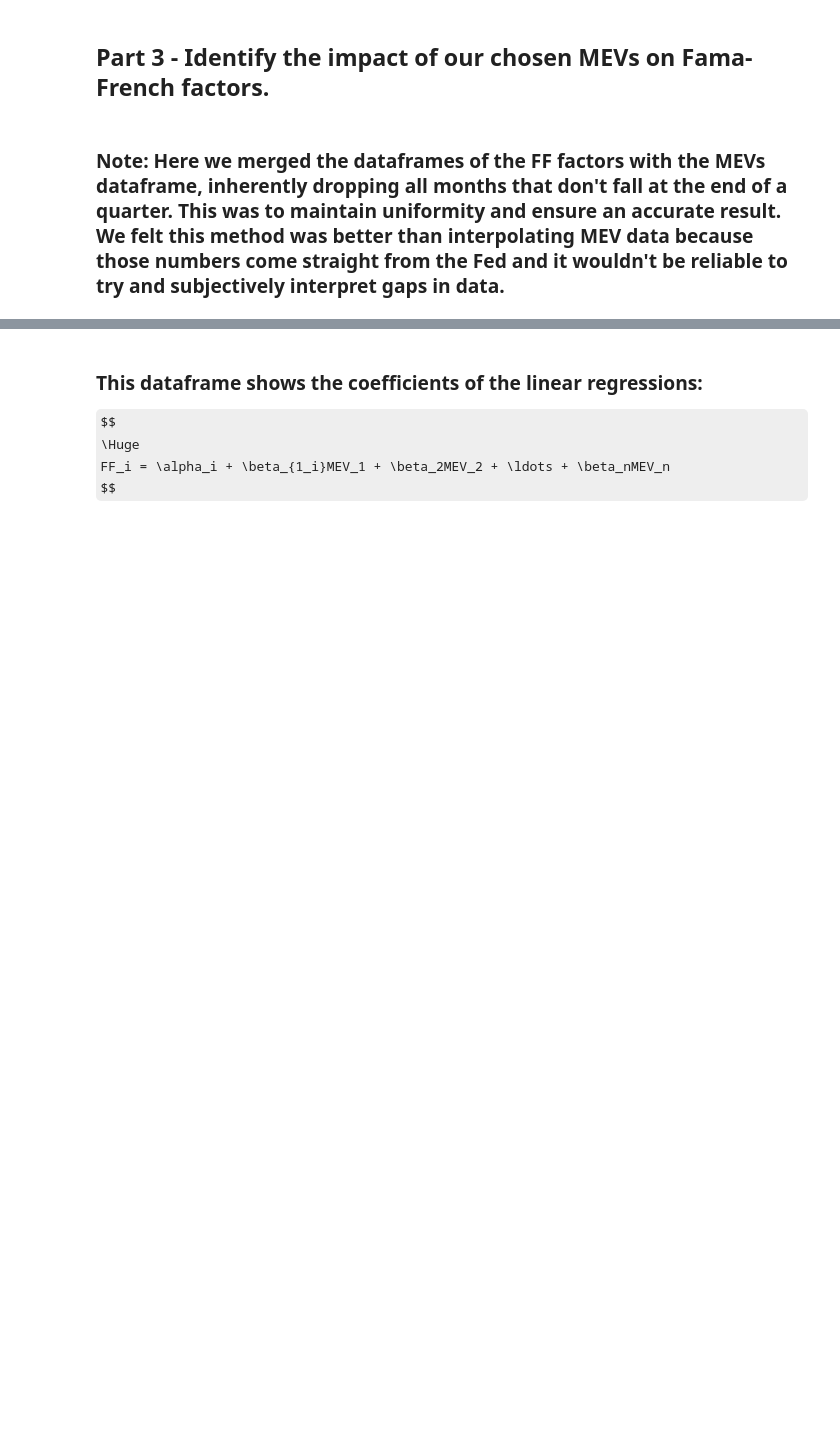
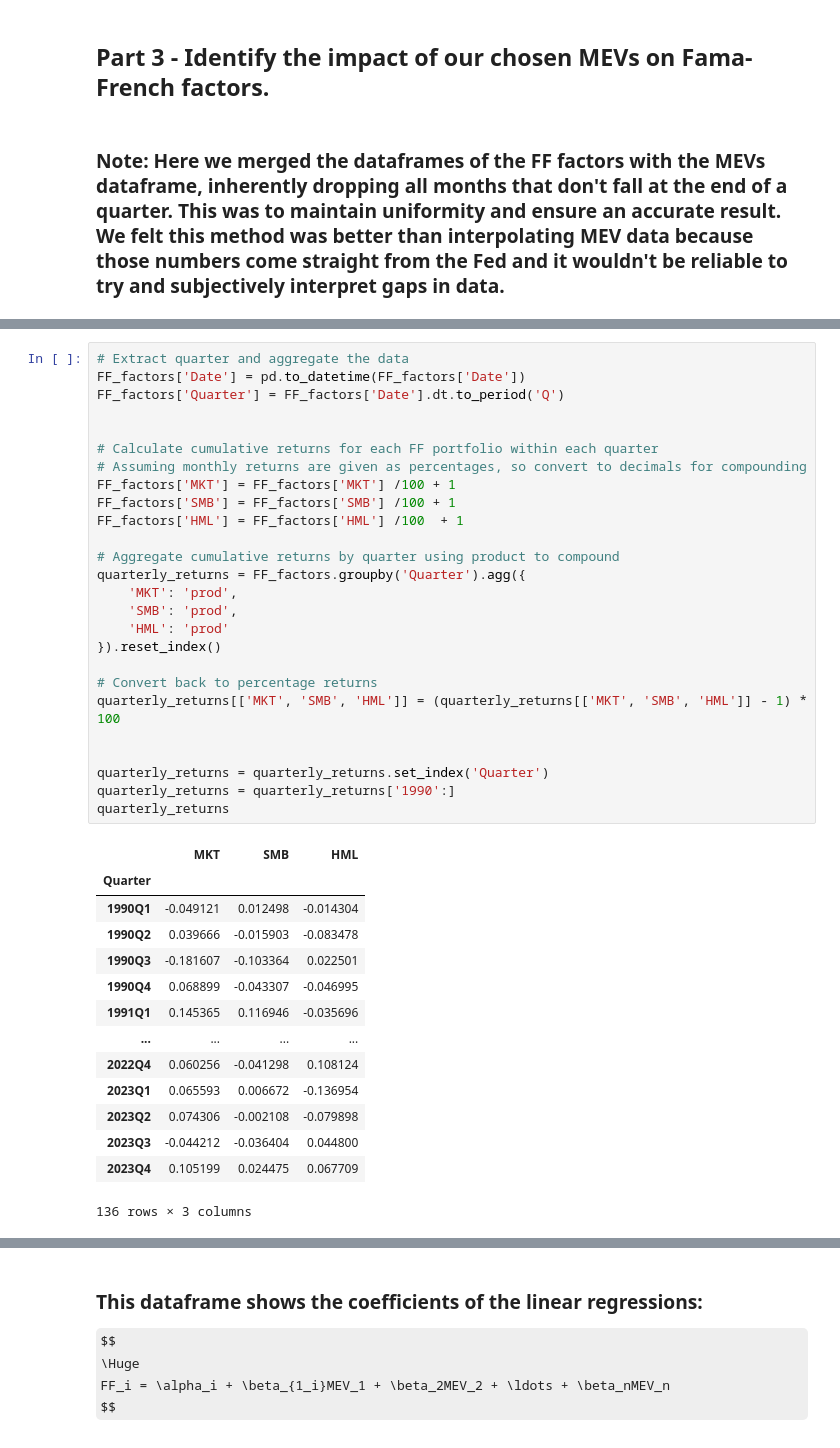
Before and after one commit to vafang25/Econ_Project_2, a Jupyter notebook: Data_Project_2.ipynb, the cells around one changed output, grey strips where cells are left out. Drawn from its saved outputs; the diff is of its cells as text; some formulas as TeX source; blank space fills up the shorter version.

```diff
--- a/Data_Project_2.ipynb
+++ b/Data_Project_2.ipynb
@@ -232,0 +267,41 @@ $$
+# %%
+# Extract quarter and aggregate the data
+FF_factors['Date'] = pd.to_datetime(FF_factors['Date'])
+FF_factors['Quarter'] = FF_factors['Date'].dt.to_period('Q')
+
+
+# Calculate cumulative returns for each FF portfolio within each quarter
+# Assuming monthly returns are given as percentages, so convert to decimals for compounding
+FF_factors['MKT'] = FF_factors['MKT'] /100 + 1
+FF_factors['SMB'] = FF_factors['SMB'] /100 + 1
+FF_factors['HML'] = FF_factors['HML'] /100  + 1
+
+# Aggregate cumulative returns by quarter using product to compound
+quarterly_returns = FF_factors.groupby('Quarter').agg({
+    'MKT': 'prod',
+    'SMB': 'prod',
+    'HML': 'prod'
+}).reset_index()
+
+# Convert back to percentage returns
+quarterly_returns[['MKT', 'SMB', 'HML']] = (quarterly_returns[['MKT', 'SMB', 'HML']] - 1) * 100
+
+
+quarterly_returns = quarterly_returns.set_index('Quarter')
+quarterly_returns = quarterly_returns['1990':]
+quarterly_returns
+# %% [output]
+|  | MKT | SMB | HML |
+| Quarter |  |  |  |
+| 1990Q1 | -0.049121 | 0.012498 | -0.014304 |
+| 1990Q2 | 0.039666 | -0.015903 | -0.083478 |
+| 1990Q3 | -0.181607 | -0.103364 | 0.022501 |
+| 1990Q4 | 0.068899 | -0.043307 | -0.046995 |
+| 1991Q1 | 0.145365 | 0.116946 | -0.035696 |
+| ... | ... | ... | ... |
+| 2022Q4 | 0.060256 | -0.041298 | 0.108124 |
+| 2023Q1 | 0.065593 | 0.006672 | -0.136954 |
+| 2023Q2 | 0.074306 | -0.002108 | -0.079898 |
+| 2023Q3 | -0.044212 | -0.036404 | 0.044800 |
+| 2023Q4 | 0.105199 | 0.024475 | 0.067709 |
+136 rows × 3 columns
```
Also changed, not shown: parts of 15 cells of this notebook.
